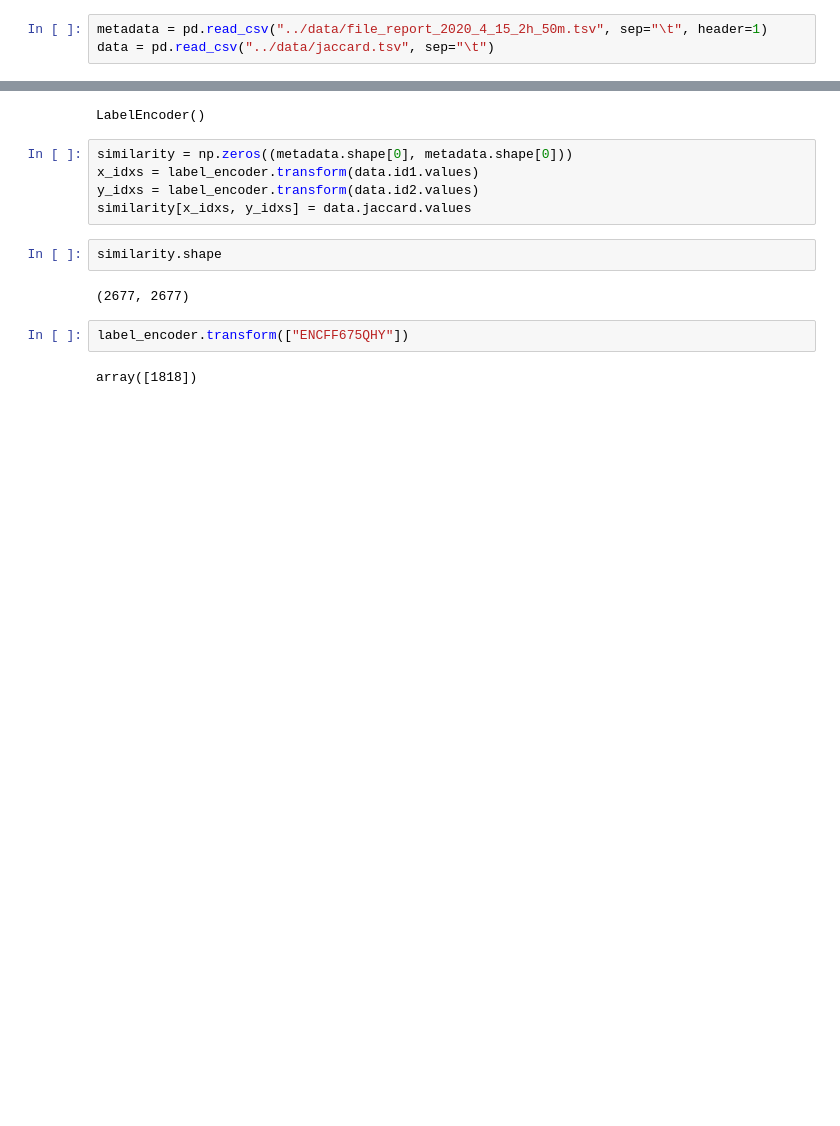
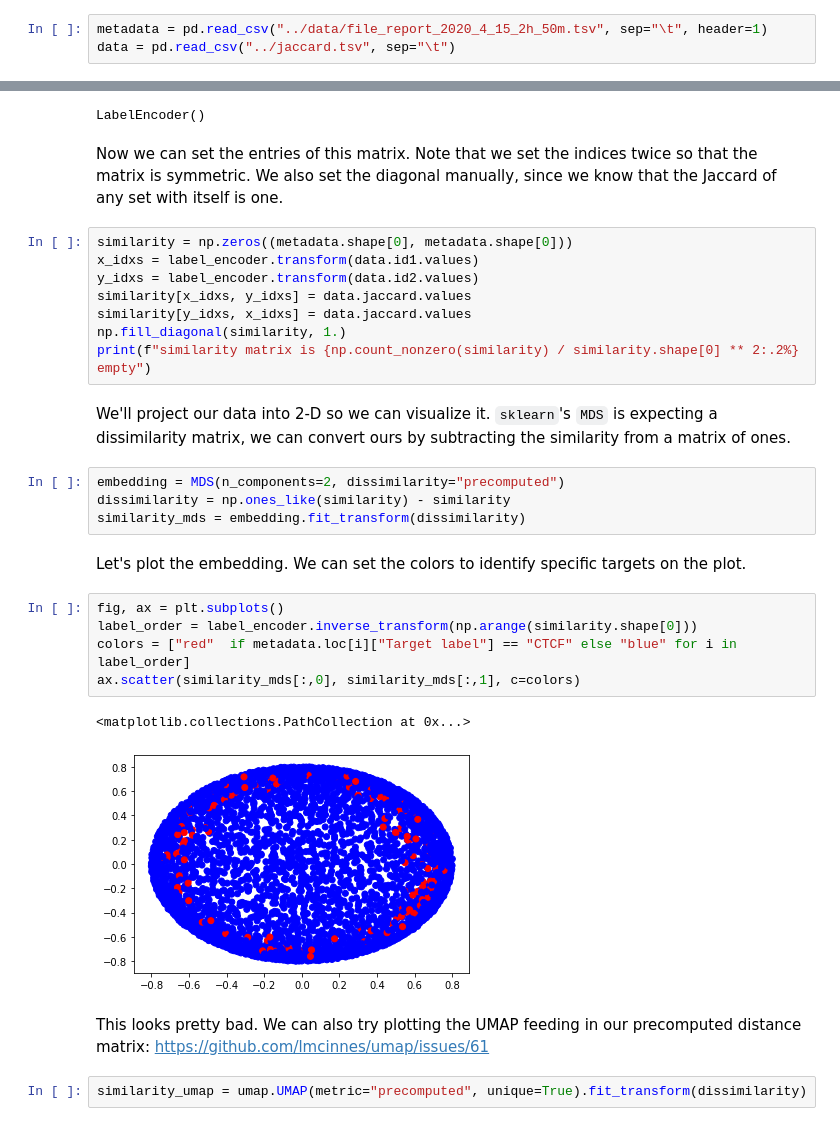
Before and after one commit to paul-sud/bigbed-jaccard, a Jupyter notebook: notebooks/multidimensional_scaling.ipynb, the cells around one changed output, grey strips where cells are left out. Cells and saved outputs as stored; diff of their text form; blank space fills up the shorter version.

Commit message:
add mds and umap

```diff
--- a/notebooks/multidimensional_scaling.ipynb
+++ b/notebooks/multidimensional_scaling.ipynb
@@ -10,7 +15,7 @@ from sklearn.preprocessing import LabelEncoder
 Here, `metadata` is a file report TSV from the [ENCODE portal](https://www.encodeproject.org). `data` is a TSV file containing pairs of file IDs and the computed jaccard values.
 # %%
 metadata = pd.read_csv("../data/file_report_2020_4_15_2h_50m.tsv", sep="\t", header=1)
-data = pd.read_csv("../data/jaccard.tsv", sep="\t")
+data = pd.read_csv("../jaccard.tsv", sep="\t")
 # %% [markdown]
 We'll need to add a column corresponding to the file accessions. You can avoid this if you include the accession in the report you download from ENCODE.
 # %%
@@ -39,16 +46,33 @@ label_encoder = LabelEncoder()
 label_encoder.fit(np.concatenate((data.id1.values, data.id2.values)))
 # %% [output]
 LabelEncoder()
+# %% [markdown]
+Now we can set the entries of this matrix. Note that we set the indices twice so that the matrix is symmetric. We also set the diagonal manually, since we know that the Jaccard of any set with itself is one.
 # %%
 similarity = np.zeros((metadata.shape[0], metadata.shape[0]))
 x_idxs = label_encoder.transform(data.id1.values)
 y_idxs = label_encoder.transform(data.id2.values)
 similarity[x_idxs, y_idxs] = data.jaccard.values
+similarity[y_idxs, x_idxs] = data.jaccard.values
+np.fill_diagonal(similarity, 1.)
+print(f"similarity matrix is {np.count_nonzero(similarity) / similarity.shape[0] ** 2:.2%} empty")
-# %%
-similarity.shape
-# %% [output]
-(2677, 2677)
-# %%
-label_encoder.transform(["ENCFF675QHY"])
-# %% [output]
-array([1818])
+# %% [markdown]
+We'll project our data into 2-D so we can visualize it. `sklearn`'s `MDS` is expecting a dissimilarity matrix, we can convert ours by subtracting the similarity from a matrix of ones.
+# %%
+embedding = MDS(n_components=2, dissimilarity="precomputed")
+dissimilarity = np.ones_like(similarity) - similarity
+similarity_mds = embedding.fit_transform(dissimilarity)
+# %% [markdown]
+Let's plot the embedding. We can set the colors to identify specific targets on the plot.
+# %%
+fig, ax = plt.subplots()
+label_order = label_encoder.inverse_transform(np.arange(similarity.shape[0]))
+colors = ["red"  if metadata.loc[i]["Target label"] == "CTCF" else "blue" for i in label_order]
+ax.scatter(similarity_mds[:,0], similarity_mds[:,1], c=colors)
+# %% [output]
+<matplotlib.collections.PathCollection at 0x...>
+[figure, added]
+# %% [markdown]
+This looks pretty bad. We can also try plotting the UMAP feeding in our precomputed distance matrix: https://github.com/lmcinnes/umap/issues/61
+# %%
+similarity_umap = umap.UMAP(metric="precomputed", unique=True).fit_transform(dissimilarity)
```
Also changed, not shown: parts of 5 cells of this notebook.
